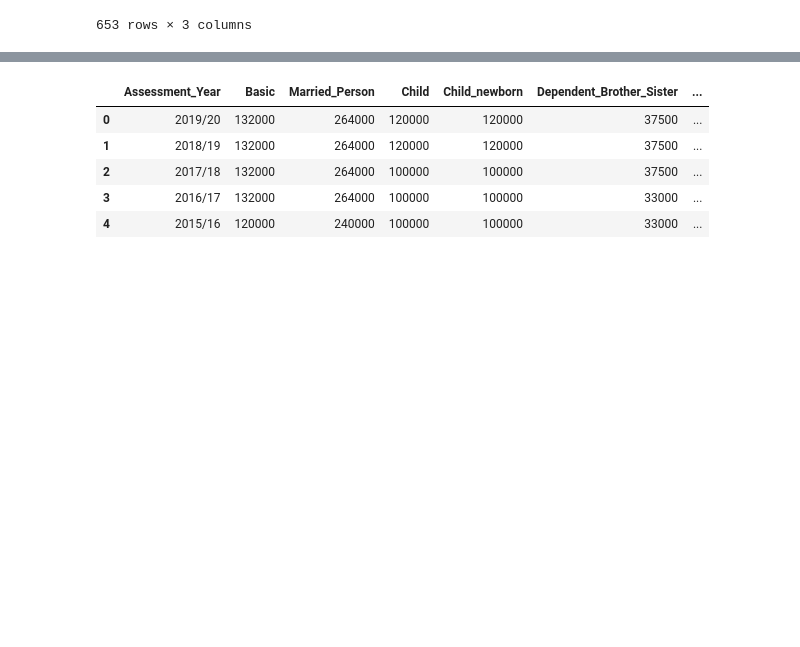
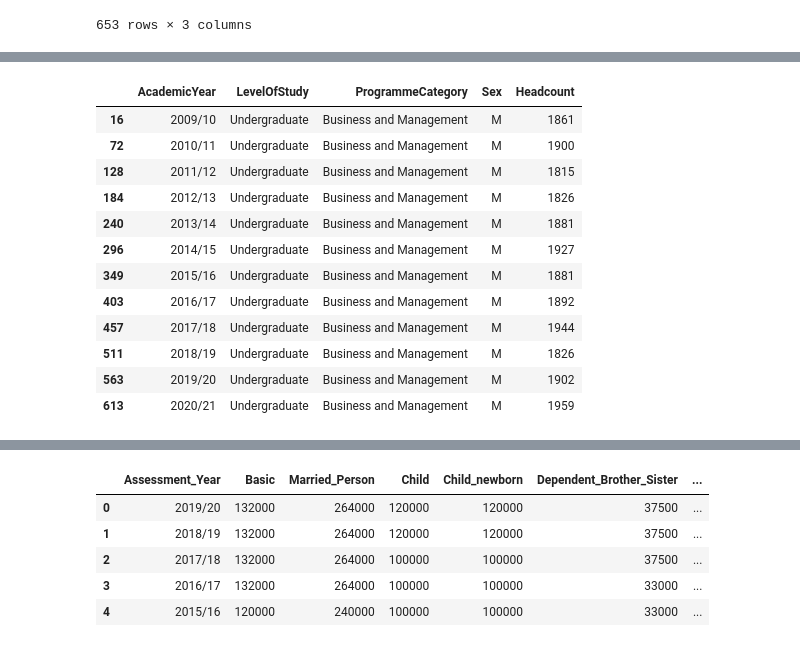
Before and after one commit to ngsanluk/PythonInter, a Jupyter notebook: Jupyter-Notebook/Day1.ipynb, the cells around one changed output, grey strips where cells are left out. Saved outputs shown, nothing was run; the diff lists cells and outputs as text; code cells hidden in the pictures; blank space fills up the shorter version.

```diff
--- a/Jupyter-Notebook/Day1.ipynb
+++ b/Jupyter-Notebook/Day1.ipynb
@@ -696,0 +863,16 @@ df_subset
+# %%
+df[(df['LevelOfStudy']=='Undergraduate') & (df['ProgrammeCategory']=='Business and Management') & (df['Sex']=='M')]
+# %% [output]
+|  | AcademicYear | LevelOfStudy | ProgrammeCategory | Sex | Headcount |
+| 16 | 2009/10 | Undergraduate | Business and Management | M | 1861 |
+| 72 | 2010/11 | Undergraduate | Business and Management | M | 1900 |
+| 128 | 2011/12 | Undergraduate | Business and Management | M | 1815 |
+| 184 | 2012/13 | Undergraduate | Business and Management | M | 1826 |
+| 240 | 2013/14 | Undergraduate | Business and Management | M | 1881 |
+| 296 | 2014/15 | Undergraduate | Business and Management | M | 1927 |
+| 349 | 2015/16 | Undergraduate | Business and Management | M | 1881 |
+| 403 | 2016/17 | Undergraduate | Business and Management | M | 1892 |
+| 457 | 2017/18 | Undergraduate | Business and Management | M | 1944 |
+| 511 | 2018/19 | Undergraduate | Business and Management | M | 1826 |
+| 563 | 2019/20 | Undergraduate | Business and Management | M | 1902 |
+| 613 | 2020/21 | Undergraduate | Business and Management | M | 1959 |
```
Also changed, not shown: parts of 85 cells of this notebook.
